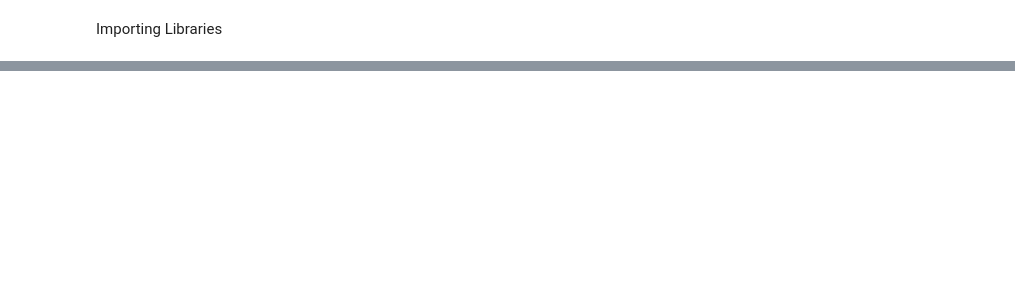
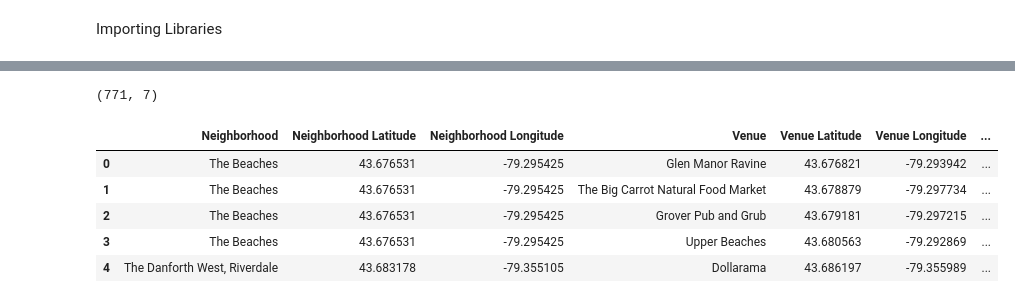
Before and after one commit to jasontscott/Coursera_Capstone, a Jupyter notebook: Segmenting and Clustering Neighborhoods in Toronto.ipynb, the cells around one changed output, grey strips where cells are left out. Saved outputs shown, nothing was run; the diff lists cells and outputs as text; code cells hidden in the pictures; blank space fills up the shorter version.

```diff
--- a/Segmenting and Clustering Neighborhoods in Toronto.ipynb
+++ b/Segmenting and Clustering Neighborhoods in Toronto.ipynb
@@ -103,0 +122,7 @@ df[df.Postalcode == 'M5G']
+# %%
+map_toronto = folium.Map(location=[latitude, longitude], zoom_start=11)
+
+for lat, lng, label in zip(toronto_data['Latitude'], toronto_data['Longitude'], toronto_data['Neighborhood']):
+    label = folium.Popup(label, parse_html=True)
+    folium.CircleMarker([lat, lng], radius=5, popup=label, color='blue', fill=True, fill_color='#3186cc', fill_opacity=0.7,parse_html=False).add_to(map_toronto)
+map_toronto
@@ -103,0 +131,9 @@ df[df.Postalcode == 'M5G']
+# %%
+# Foursquare API
+CLIENT_ID = 'DPBYY4JUY3DU20ALPSUV4ONY2K1GOJJKJ1NIHBB32XEMOVYY' # Put Your Client Id
+CLIENT_SECRET = '1MV443TYEP4HUO0WDUW5NQ5W10L2Y4G05NWG11WIR3NUGC5B' # Put You Client Secret
+VERSION = '20180604'
+LIMIT = 30
+print('Your credentails:')
+print('CLIENT_ID: Hidden')
+print('CLIENT_SECRET: Hidden')
@@ -103,0 +146,18 @@ df[df.Postalcode == 'M5G']
+# %%
+def getNearbyVenues(names, latitudes, longitudes, radius=500):
+
+    venues_list=[]
+    for name, lat, lng in zip(names, latitudes, longitudes):
+        print(name)
+
+        url = 'https://api.foursquare.com/v2/venues/explore?&client_id={}&client_secret={}&v={}&ll={},{}&radius={}&limit={}'.format(
+            CLIENT_ID, CLIENT_SECRET, VERSION, lat, lng, radius, LIMIT)
+
+        results = requests.get(url).json()["response"]['groups'][0]['items']
+
+        venues_list.append([( name, lat, lng, v['venue']['name'], v['venue']['location']['lat'], v['venue']['location']['lng'], v['venue']['categories'][0]['name']) for v in results])
+
+    nearby_venues = pd.DataFrame([item for venue_list in venues_list for item in venue_list])
+    nearby_venues.columns = ['Neighborhood', 'Neighborhood Latitude', 'Neighborhood Longitude', 'Venue', 'Venue Latitude', 'Venue Longitude', 'Venue Category']
+
+    return(nearby_venues)
@@ -103,0 +185,11 @@ df[df.Postalcode == 'M5G']
+# %%
+print(toronto_venues.shape)
+toronto_venues.head()
+# %% [output]
+(771, 7)
+|  | Neighborhood | Neighborhood Latitude | Neighborhood Longitude | Venue | Venue Latitude | Venue Longitude | ... |
+| 0 | The Beaches | 43.676531 | -79.295425 | Glen Manor Ravine | 43.676821 | -79.293942 | ... |
+| 1 | The Beaches | 43.676531 | -79.295425 | The Big Carrot Natural Food Market | 43.678879 | -79.297734 | ... |
+| 2 | The Beaches | 43.676531 | -79.295425 | Grover Pub and Grub | 43.679181 | -79.297215 | ... |
+| 3 | The Beaches | 43.676531 | -79.295425 | Upper Beaches | 43.680563 | -79.292869 | ... |
+| 4 | The Danforth West, Riverdale | 43.683178 | -79.355105 | Dollarama | 43.686197 | -79.355989 | ... |
```
Also changed, not shown: parts of 40 cells of this notebook.
